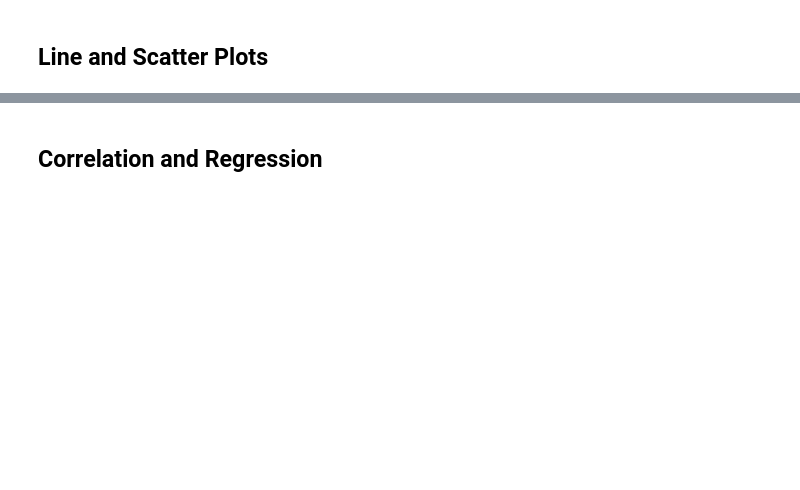
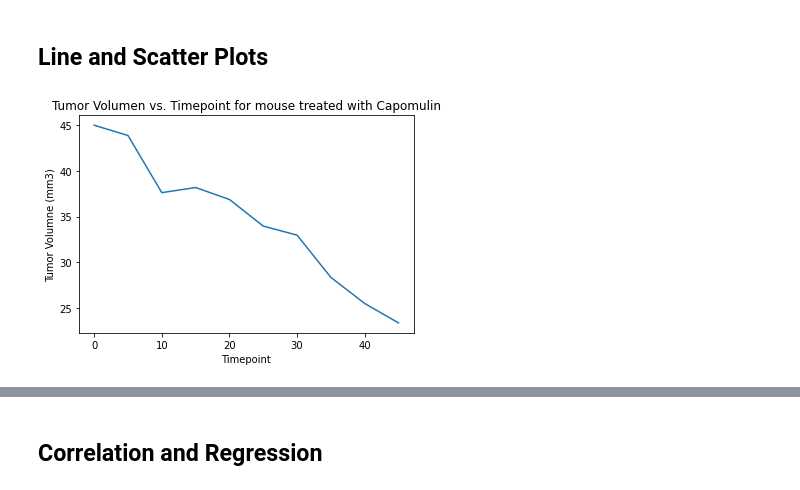
Before and after one commit to eucortes04/matplotlib-challenge, a Jupyter notebook: Pymaceuticals/pymaceuticals_starter.ipynb, the cells around one changed output, grey strips where cells are left out. Cells and saved outputs as stored; diff of their text form; code cells hidden in the pictures; blank space fills up the shorter version.

```diff
--- a/Pymaceuticals/pymaceuticals_starter.ipynb
+++ b/Pymaceuticals/pymaceuticals_starter.ipynb
@@ -188,2 +239,18 @@ plt.show()
+# %%
+# Generate a line plot of tumor volume vs. time point for a mouse treated with Capomulin
+
+#graba all mice treated with Capomulin
+capomulinDF = mouseDF.loc[mouseDF['Drug Regimen']=='Capomulin']
+#showed capomulinDF, no mouse specified so grabbed first mouse ID in capomulinDF
+mouseCapomulinDF = capomulinDF.loc[mouseDF['Mouse ID']=='s185']
+
+#plot
+plt.plot(mouseCapomulinDF["Timepoint"],mouseCapomulinDF["Tumor Volume (mm3)"])
+plt.xlabel('Timepoint')
+plt.ylabel('Tumor Volumne (mm3)')
+plt.title('Tumor Volumen vs. Timepoint for mouse treated with Capomulin')
+plt.show()
+# %% [output]
+[figure, added]
 # %%
 # Generate a scatter plot of average tumor volume vs. mouse weight for the Capomulin regimen
```
Also changed, not shown: parts of 14 cells of this notebook, 1 other file.
